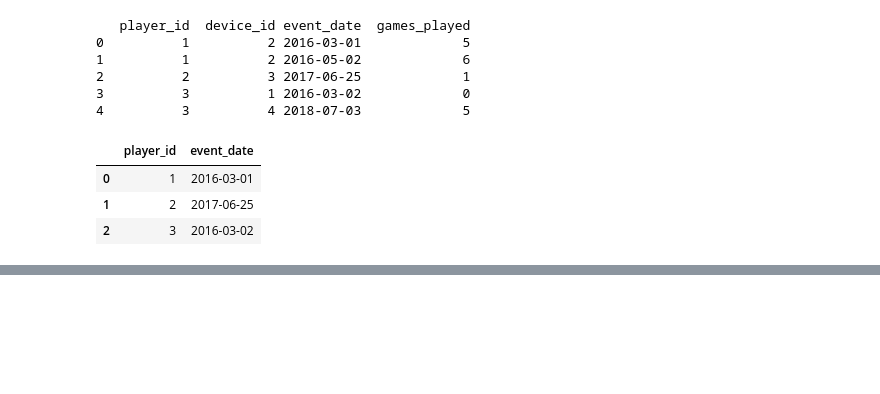
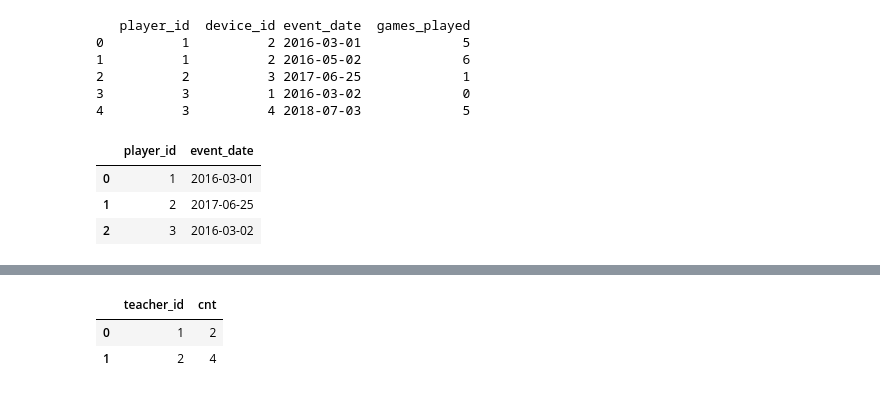
Before and after one commit to ake369/python_tutorial, a Jupyter notebook: notebooks/python_challenges.ipynb, the cells around one changed output, grey strips where cells are left out. Cells and saved outputs as stored; diff of their text form; code cells hidden in the pictures; blank space fills up the shorter version.

```diff
--- a/notebooks/python_challenges.ipynb
+++ b/notebooks/python_challenges.ipynb
@@ -929,0 +983,12 @@ df
+# %%
+
+# Creating the Teacher DataFrame
+data = {
+    "teacher_id": [1, 1, 1, 2, 2, 2, 2],
+    "subject_id": [2, 2, 3, 1, 2, 3, 4],
+    "dept_id": [3, 4, 3, 1, 1, 1, 1]
+}
+
+teacher = pd.DataFrame(data)
+# Display the DataFrame
+print(teacher)
@@ -929,0 +1004,10 @@ df
+# %%
+
+def count_unique_subjects(teacher: pd.DataFrame) -> pd.DataFrame:
+    df = teacher.groupby('teacher_id',as_index=False)['subject_id'].nunique()
+    df.rename(columns={'subject_id':'cnt'},inplace=True)
+    return df
+# %% [output]
+|  | teacher_id | cnt |
+| 0 | 1 | 2 |
+| 1 | 2 | 4 |
```
Also changed, not shown: parts of 2 cells of this notebook.
